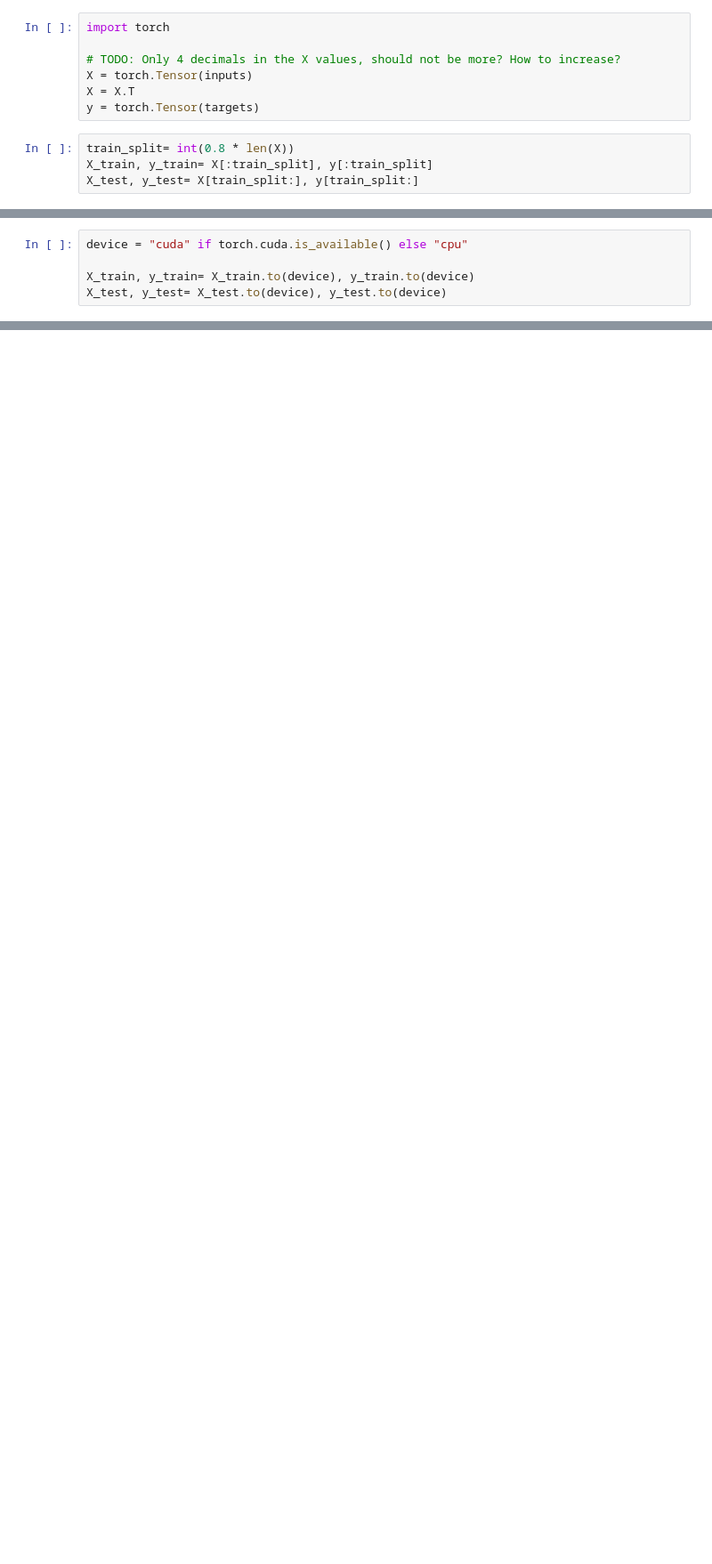
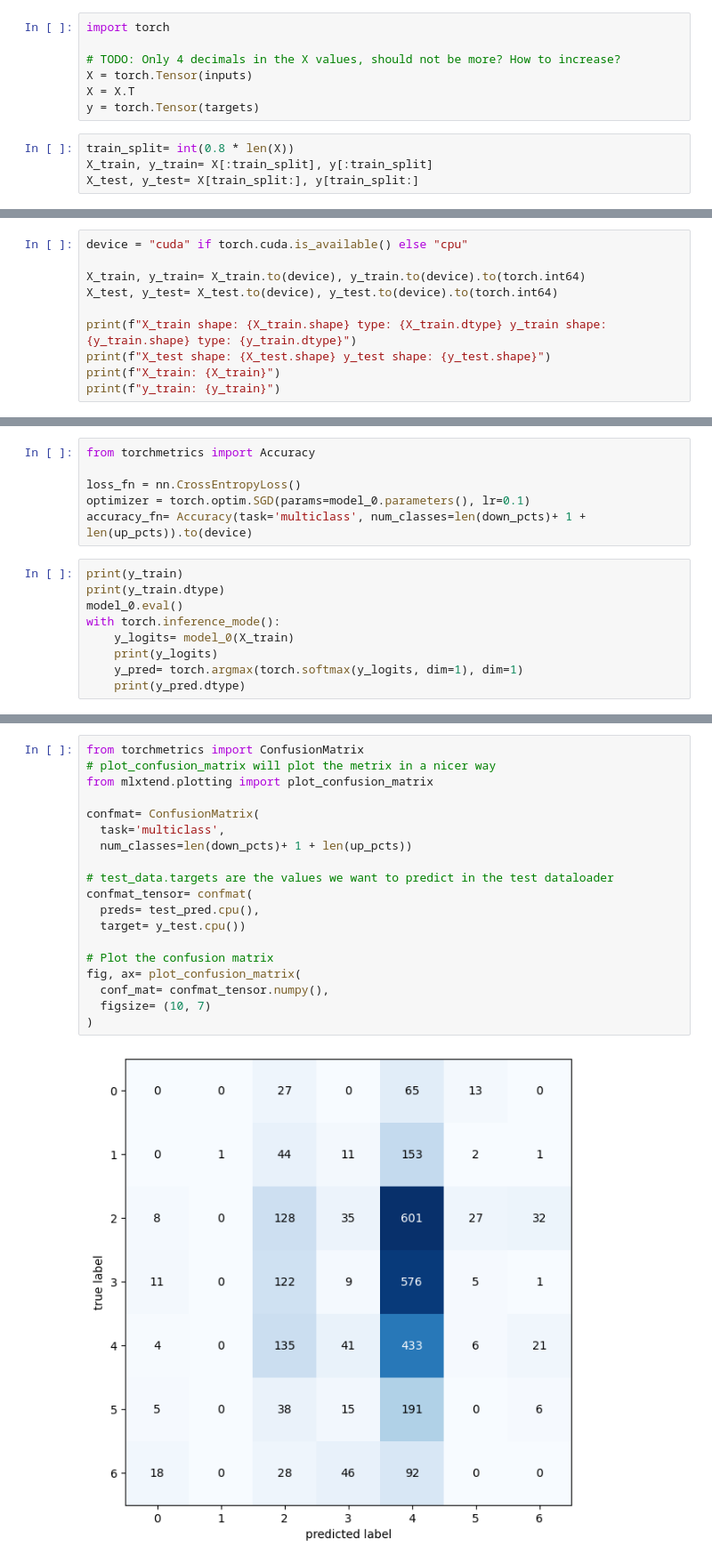
Before and after one commit to rigaml/predict-backtest, a Jupyter notebook: notebooks/calculate_classes.ipynb, the cells around one changed output, grey strips where cells are left out. Shown at 89% size. Saved outputs shown, nothing was run; the diff lists cells and outputs as text; blank space fills up the shorter version.

```diff
--- a/notebooks/calculate_classes.ipynb
+++ b/notebooks/calculate_classes.ipynb
@@ -293,5 +321,10 @@ tensor([[ 0.0027,  0.0006,  0.0004,  ..., -0.0495, -0.0573, -0.0429],
 # %%
 device = "cuda" if torch.cuda.is_available() else "cpu"
 
-X_train, y_train= X_train.to(device), y_train.to(device)
-X_test, y_test= X_test.to(device), y_test.to(device)
+X_train, y_train= X_train.to(device), y_train.to(device).to(torch.int64)
+X_test, y_test= X_test.to(device), y_test.to(device).to(torch.int64)
+
+print(f"X_train shape: {X_train.shape} type: {X_train.dtype} y_train shape: {y_train.shape} type: {y_train.dtype}")
+print(f"X_test shape: {X_test.shape} y_test shape: {y_test.shape}")
+print(f"X_train: {X_train}")
+print(f"y_train: {y_train}")
@@ -297,0 +376,15 @@ X_test, y_test= X_test.to(device), y_test.to(device)
+# %%
+from torchmetrics import Accuracy
+
+loss_fn = nn.CrossEntropyLoss()
+optimizer = torch.optim.SGD(params=model_0.parameters(), lr=0.1)
+accuracy_fn= Accuracy(task='multiclass', num_classes=len(down_pcts)+ 1 + len(up_pcts)).to(device)
+# %%
+print(y_train)
+print(y_train.dtype)
+model_0.eval()
+with torch.inference_mode():
+    y_logits= model_0(X_train)
+    print(y_logits)
+    y_pred= torch.argmax(torch.softmax(y_logits, dim=1), dim=1)
+    print(y_pred.dtype)
@@ -324,0 +465,21 @@ for epoch in range(epochs):
+# %%
+from torchmetrics import ConfusionMatrix
+# plot_confusion_matrix will plot the metrix in a nicer way
+from mlxtend.plotting import plot_confusion_matrix
+
+confmat= ConfusionMatrix(
+  task='multiclass',
+  num_classes=len(down_pcts)+ 1 + len(up_pcts))
+
+# test_data.targets are the values we want to predict in the test dataloader
+confmat_tensor= confmat(
+  preds= test_pred.cpu(),
+  target= y_test.cpu())
+
+# Plot the confusion matrix
+fig, ax= plot_confusion_matrix(
+  conf_mat= confmat_tensor.numpy(),
+  figsize= (10, 7)
+)
+# %% [output]
+[figure, added]
```
Also changed, not shown: parts of 21 cells of this notebook.
